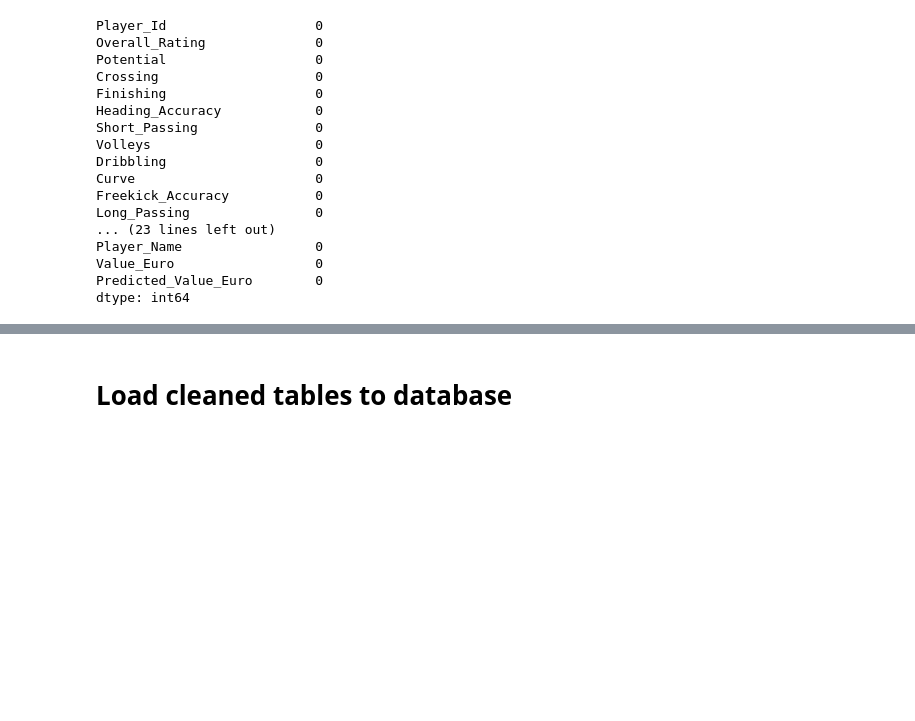
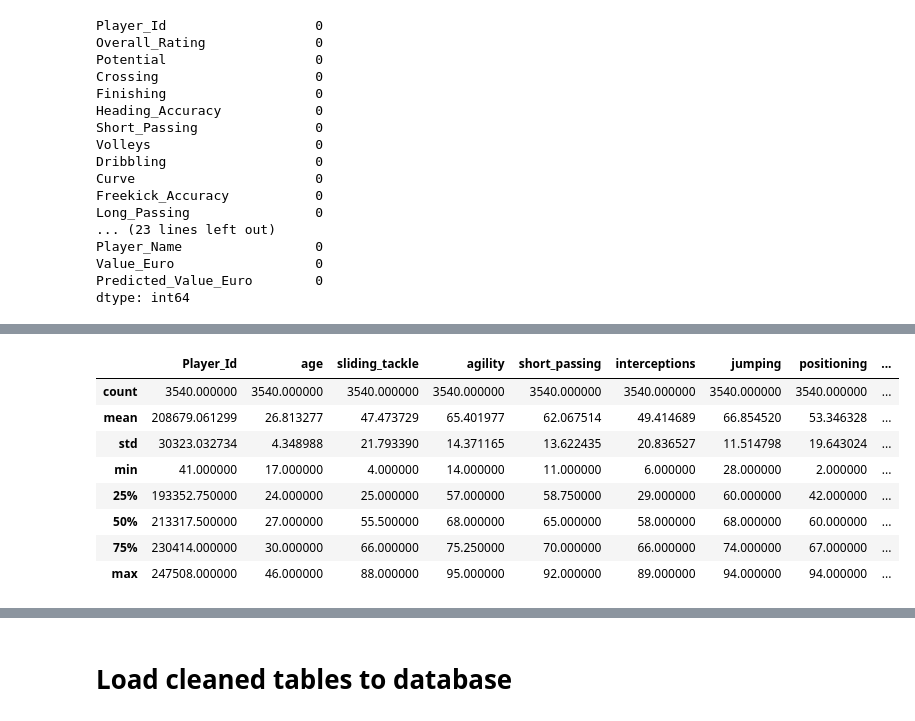
Before and after one commit to mshariqnaeem/FIFA_PlayerValue_ML, a Jupyter notebook: ETL_create_final_postgres-sql_database.ipynb, the cells around one changed output, grey strips where cells are left out. Drawn from its saved outputs; the diff is of its cells as text; code cells hidden in the pictures; blank space fills up the shorter version.

```diff
--- a/ETL_create_final_postgres-sql_database.ipynb
+++ b/ETL_create_final_postgres-sql_database.ipynb
@@ -563,0 +601,13 @@ dtype: int64
+# %%
+# Dataframe Stats describe
+df.describe()
+# %% [output]
+|  | Player_Id | age | sliding_tackle | agility | short_passing | interceptions | jumping | positioning | ... |
+| count | 3540.000000 | 3540.000000 | 3540.000000 | 3540.000000 | 3540.000000 | 3540.000000 | 3540.000000 | 3540.000000 | ... |
+| mean | 208679.061299 | 26.813277 | 47.473729 | 65.401977 | 62.067514 | 49.414689 | 66.854520 | 53.346328 | ... |
+| std | 30323.032734 | 4.348988 | 21.793390 | 14.371165 | 13.622435 | 20.836527 | 11.514798 | 19.643024 | ... |
+| min | 41.000000 | 17.000000 | 4.000000 | 14.000000 | 11.000000 | 6.000000 | 28.000000 | 2.000000 | ... |
+| 25% | 193352.750000 | 24.000000 | 25.000000 | 57.000000 | 58.750000 | 29.000000 | 60.000000 | 42.000000 | ... |
+| 50% | 213317.500000 | 27.000000 | 55.500000 | 68.000000 | 65.000000 | 58.000000 | 68.000000 | 60.000000 | ... |
+| 75% | 230414.000000 | 30.000000 | 66.000000 | 75.250000 | 70.000000 | 66.000000 | 74.000000 | 67.000000 | ... |
+| max | 247508.000000 | 46.000000 | 88.000000 | 95.000000 | 92.000000 | 89.000000 | 94.000000 | 94.000000 | ... |
```
Also changed, not shown: parts of 15 cells of this notebook.
